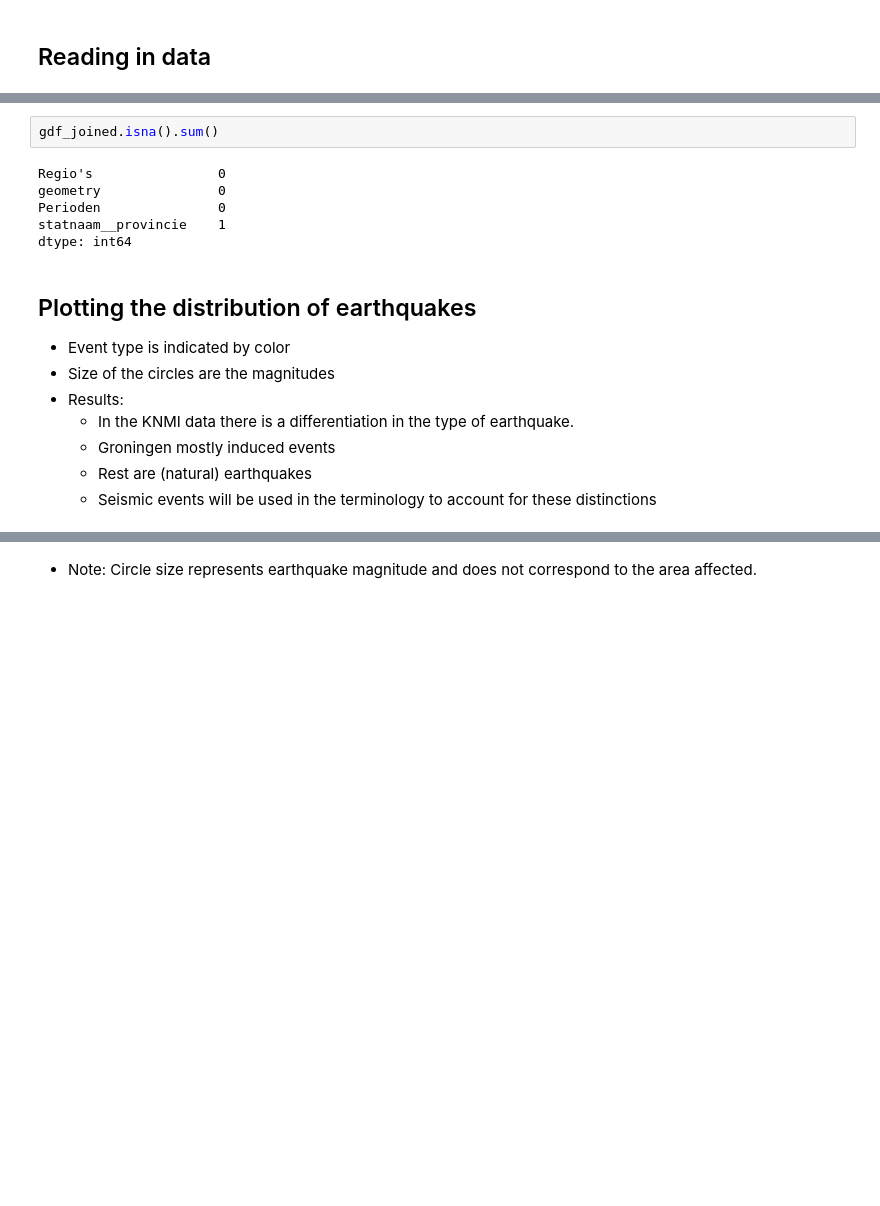
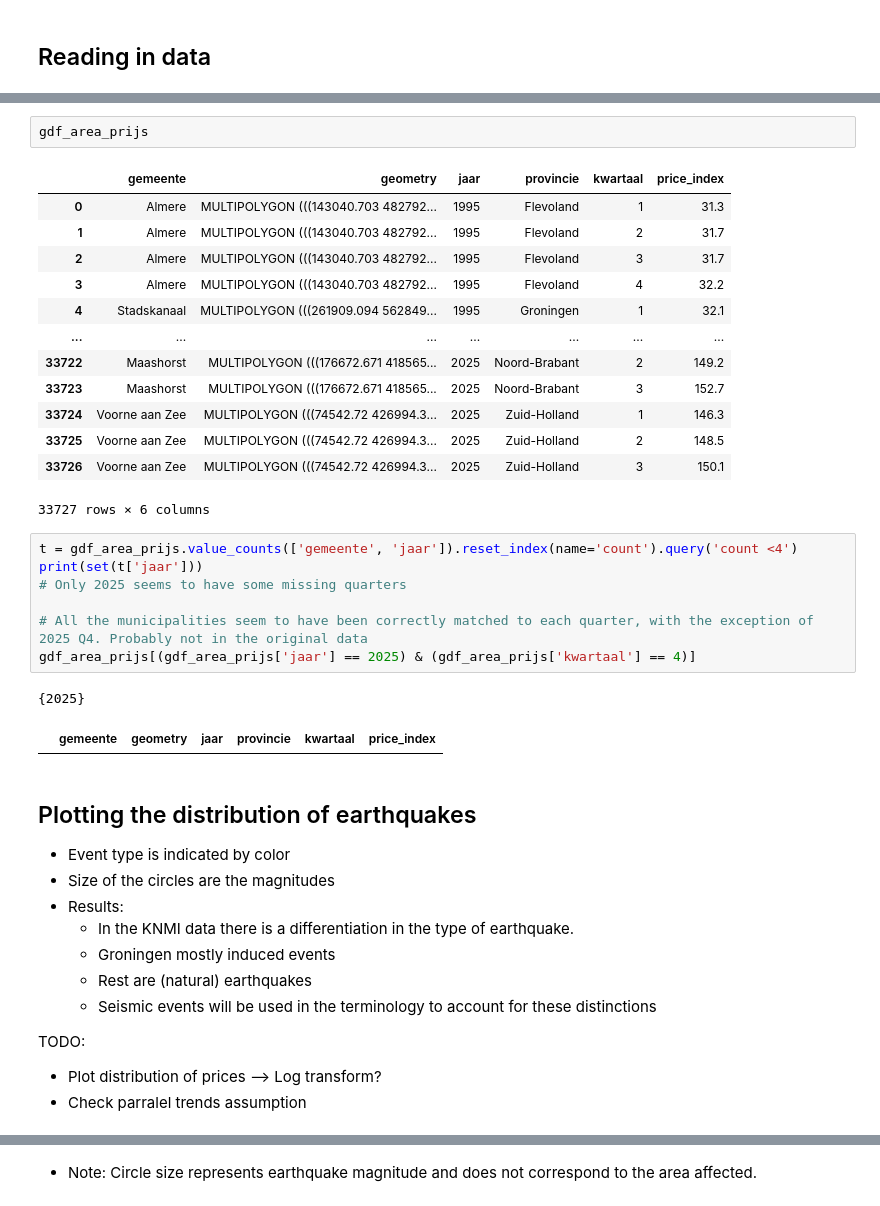
Before and after one commit to TayyipAltan/house_price_causality, a Jupyter notebook: analysis.ipynb, the cells around one changed output, grey strips where cells are left out. Cells and saved outputs as stored; diff of their text form; blank space fills up the shorter version.

```diff
--- a/analysis.ipynb
+++ b/analysis.ipynb
@@ -44,13 +43,31 @@ gdf_aardbevingen = gdf_aardbevingen[~gdf_aardbevingen['properties.event_type'].i
 # %% [output]
 Warning: Some gemeenten in year 2013 could not be matched to a provincie.
+# %%
+gdf_area_prijs
+# %% [output]
+|  | gemeente | geometry | jaar | provincie | kwartaal | price_index |
+| 0 | Almere | MULTIPOLYGON (((143040.703 482792... | 1995 | Flevoland | 1 | 31.3 |
+| 1 | Almere | MULTIPOLYGON (((143040.703 482792... | 1995 | Flevoland | 2 | 31.7 |
+| 2 | Almere | MULTIPOLYGON (((143040.703 482792... | 1995 | Flevoland | 3 | 31.7 |
+| 3 | Almere | MULTIPOLYGON (((143040.703 482792... | 1995 | Flevoland | 4 | 32.2 |
+| 4 | Stadskanaal | MULTIPOLYGON (((261909.094 562849... | 1995 | Groningen | 1 | 32.1 |
+| ... | ... | ... | ... | ... | ... | ... |
+| 33722 | Maashorst | MULTIPOLYGON (((176672.671 418565... | 2025 | Noord-Brabant | 2 | 149.2 |
+| 33723 | Maashorst | MULTIPOLYGON (((176672.671 418565... | 2025 | Noord-Brabant | 3 | 152.7 |
+| 33724 | Voorne aan Zee | MULTIPOLYGON (((74542.72 426994.3... | 2025 | Zuid-Holland | 1 | 146.3 |
+| 33725 | Voorne aan Zee | MULTIPOLYGON (((74542.72 426994.3... | 2025 | Zuid-Holland | 2 | 148.5 |
+| 33726 | Voorne aan Zee | MULTIPOLYGON (((74542.72 426994.3... | 2025 | Zuid-Holland | 3 | 150.1 |
+33727 rows × 6 columns
 # %%
-gdf_joined.isna().sum()
+t = gdf_area_prijs.value_counts(['gemeente', 'jaar']).reset_index(name='count').query('count <4')
+print(set(t['jaar']))
+# Only 2025 seems to have some missing quarters
+
+# All the municipalities seem to have been correctly matched to each quarter, with the exception of 2025 Q4. Probably not in the original data
+gdf_area_prijs[(gdf_area_prijs['jaar'] == 2025) & (gdf_area_prijs['kwartaal'] == 4)]
 # %% [output]
-Regio's                0
-geometry               0
-Perioden               0
-statnaam__provincie    1
-dtype: int64
+{2025}
+|  | gemeente | geometry | jaar | provincie | kwartaal | price_index |
 # %% [markdown]
 ## Plotting the distribution of earthquakes
 
@@ -61,6 +78,10 @@ dtype: int64
     - Groningen mostly induced events
     - Rest are (natural) earthquakes
     - Seismic events will be used in the terminology to account for these distinctions
+
+TODO:
+- Plot distribution of prices --> Log transform?
+- Check parralel trends assumption
 # %%
 tmp = gdf_aardbevingen.copy()
 tmp['x'] = tmp.geometry.x
```
Also changed, not shown: parts of 4 cells of this notebook, 1 other file.
